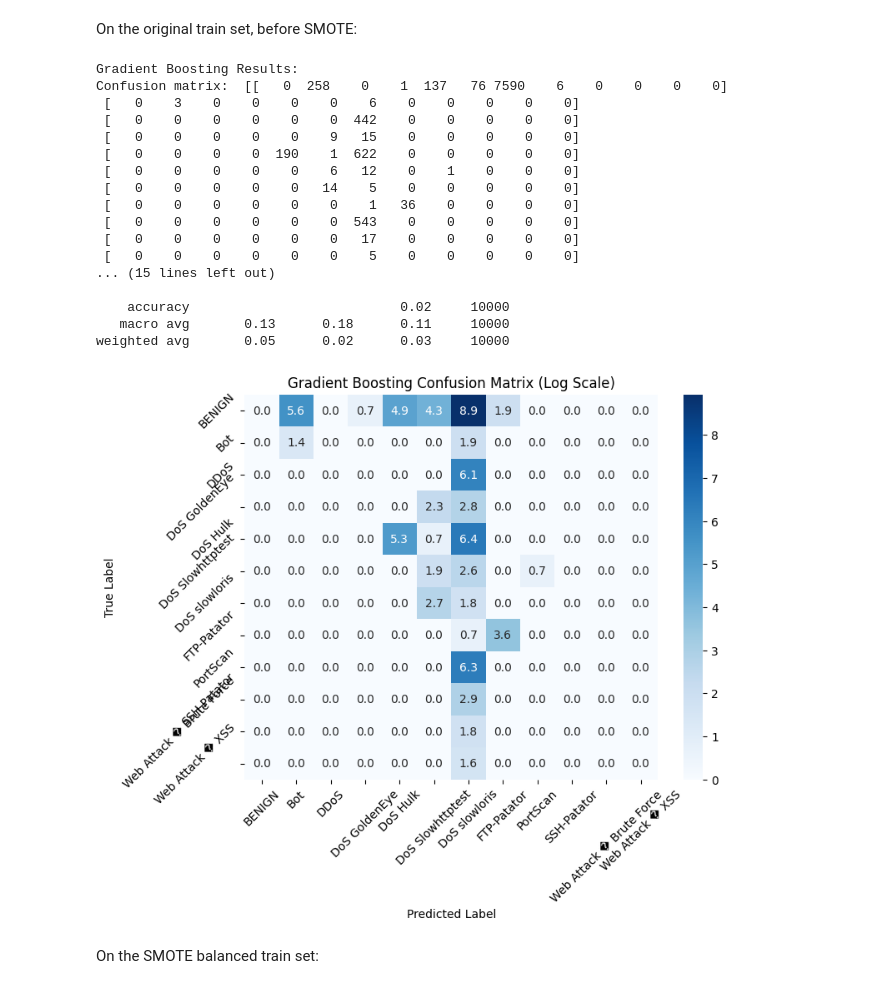
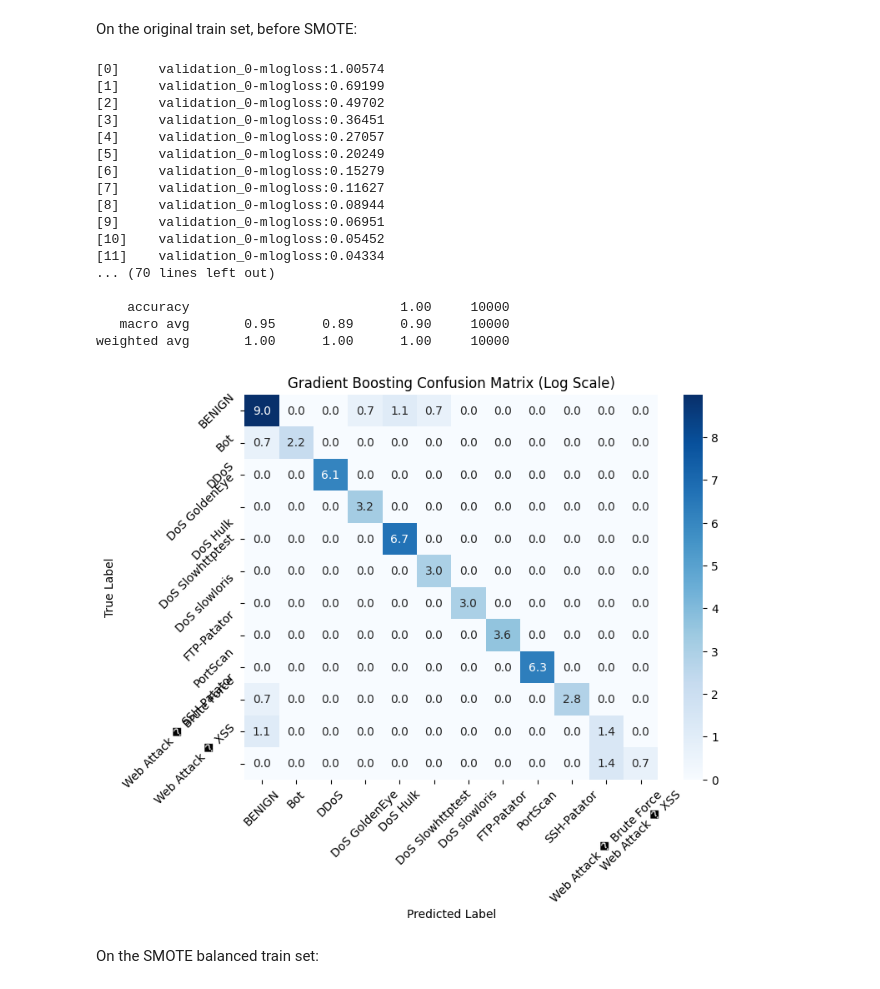
Before and after one commit to Arthur-Boutelier/machineLearningCybersecurity, a Jupyter notebook: machine_learning_project.ipynb, the cells around one changed output. Drawn from its saved outputs; the diff is of its cells as text; code cells hidden in the pictures.

```diff
--- a/machine_learning_project.ipynb
+++ b/machine_learning_project.ipynb
@@ -542,6 +553,7 @@ On the SMOTE balanced train set:
 # %%
 knn_smote = KNeighborsClassifier(n_neighbors=5, weights='distance')
 knn_smote.fit(X_train_smote, y_train_smote)
+models.append({"model" : knn_smote, "name": "knn_smote", "library": "sklearn"})
 y_pred = knn_smote.predict(X_test)
 conf_matrix = confusion_matrix(y_test, y_pred)
 print("Confusion matrix: ", conf_matrix)
@@ -626,19 +593,0 @@ On the SMOTE balanced train set:
-# %%
-svm_smote = SVC(kernel='rbf', C=1.0, gamma='scale')
-svm_smote.fit(X_train_smote, y_train_smote)
-y_pred = svm_smote.predict(X_test)
-conf_matrix = confusion_matrix(y_test, y_pred)
-print("Confusion matrix: ", conf_matrix)
-print(classification_report(y_test, y_pred))
-
-
-plt.figure(figsize=(8, 6))
-# Use log scale for better visualization when one class is very frequent
-conf_matrix_log = np.log1p(conf_matrix)  # log(1 + x) to handle zeros
-sns.heatmap(conf_matrix_log, annot=True, fmt='.1f', cmap='Blues')
-plt.title("Confusion Matrix (Log Scale)")
-plt.xlabel("Predicted Label")
-plt.xticks(ticks=np.arange(len(class_names))+0.5, labels=class_names, rotation=45)
-plt.ylabel("True Label")
-plt.yticks(ticks=np.arange(len(class_names))+0.5, labels=class_names, rotation=45)
-plt.show()
@@ -700,6 +598,7 @@ On the original train set, before SMOTE:
 # %%
 random_forest = RandomForestClassifier(n_estimators=100, random_state=42, class_weight='balanced')
 random_forest.fit(X_train, y_train)
+models.append({"model" : random_forest, "name": "rand_forest", "library": "sklearn"})
 y_pred_rf = random_forest.predict(X_test)
 
 conf_matrix = confusion_matrix(y_test, y_pred_rf)
@@ -740,6 +639,7 @@ On the SMOTE balanced train set:
 # %%
 random_forest_smote = RandomForestClassifier(n_estimators=100, random_state=42, class_weight='balanced')
 random_forest_smote.fit(X_train_smote, y_train_smote)
+models.append({"model" : random_forest_smote, "name": "rand_forest_smote", "library": "sklearn"})
 y_pred_rf = random_forest_smote.predict(X_test)
 
 conf_matrix = confusion_matrix(y_test, y_pred_rf)
@@ -780,43 +680,43 @@ weighted avg       1.00      1.00      1.00     10000
 # %% [markdown]
 On the original train set, before SMOTE:
 # %%
-gradient_boosting = GradientBoostingClassifier(n_estimators=100, random_state=42)
-gradient_boosting.fit(X_train, y_train)
+gradient_boosting = xgb.XGBClassifier(tree_method="hist", early_stopping_rounds=2)
+gradient_boosting.fit(X_train, y_train, eval_set=[(X_test, y_test)])
+models.append({"model" : gradient_boosting, "name": "XGB", "library": "xgb"})
 y_pred_gb = gradient_boosting.predict(X_test)
-
 conf_matrix = confusion_matrix(y_test, y_pred_gb)
 print("Gradient Boosting Results:")
 print("Confusion matrix: ", conf_matrix)
 print(classification_report(y_test, y_pred_gb))
 
 plt.figure(figsize=(8, 6))
 conf_matrix_log = np.log1p(conf_matrix)
 sns.heatmap(conf_matrix_log, annot=True, fmt='.1f', cmap='Blues')
 plt.title("Gradient Boosting Confusion Matrix (Log Scale)")
 plt.xlabel("Predicted Label")
 plt.xticks(ticks=np.arange(len(class_names))+0.5, labels=class_names, rotation=45)
 plt.ylabel("True Label")
 plt.yticks(ticks=np.arange(len(class_names))+0.5, labels=class_names, rotation=45)
 plt.show()
 # %% [output]
-Gradient Boosting Results:
-Confusion matrix:  [[   0  258    0    1  137   76 7590    6    0    0    0    0]
- [   0    3    0    0    0    0    6    0    0    0    0    0]
- [   0    0    0    0    0    0  442    0    0    0    0    0]
- [   0    0    0    0    0    9   15    0    0    0    0    0]
- [   0    0    0    0  190    1  622    0    0    0    0    0]
- [   0    0    0    0    0    6   12    0    1    0    0    0]
- [   0    0    0    0    0   14    5    0    0    0    0    0]
- [   0    0    0    0    0    0    1   36    0    0    0    0]
- [   0    0    0    0    0    0  543    0    0    0    0    0]
- [   0    0    0    0    0    0   17    0    0    0    0    0]
- [   0    0    0    0    0    0    5    0    0    0    0    0]
-... (15 lines left out)
+[0]     validation_0-mlogloss:1.00574
+[1]     validation_0-mlogloss:0.69199
+[2]     validation_0-mlogloss:0.49702
+[3]     validation_0-mlogloss:0.36451
+[4]     validation_0-mlogloss:0.27057
+[5]     validation_0-mlogloss:0.20249
+[6]     validation_0-mlogloss:0.15279
+[7]     validation_0-mlogloss:0.11627
+[8]     validation_0-mlogloss:0.08944
+[9]     validation_0-mlogloss:0.06951
+[10]    validation_0-mlogloss:0.05452
+[11]    validation_0-mlogloss:0.04334
+... (70 lines left out)
 
-    accuracy                           0.02     10000
-   macro avg       0.13      0.18      0.11     10000
-weighted avg       0.05      0.02      0.03     10000
+    accuracy                           1.00     10000
+   macro avg       0.95      0.89      0.90     10000
+weighted avg       1.00      1.00      1.00     10000
-[figure, old version]
+[figure, new version]
 # %% [markdown]
 On the SMOTE balanced train set:
 # %%
```
Also changed, not shown: parts of 34 cells of this notebook, 3 other files.
